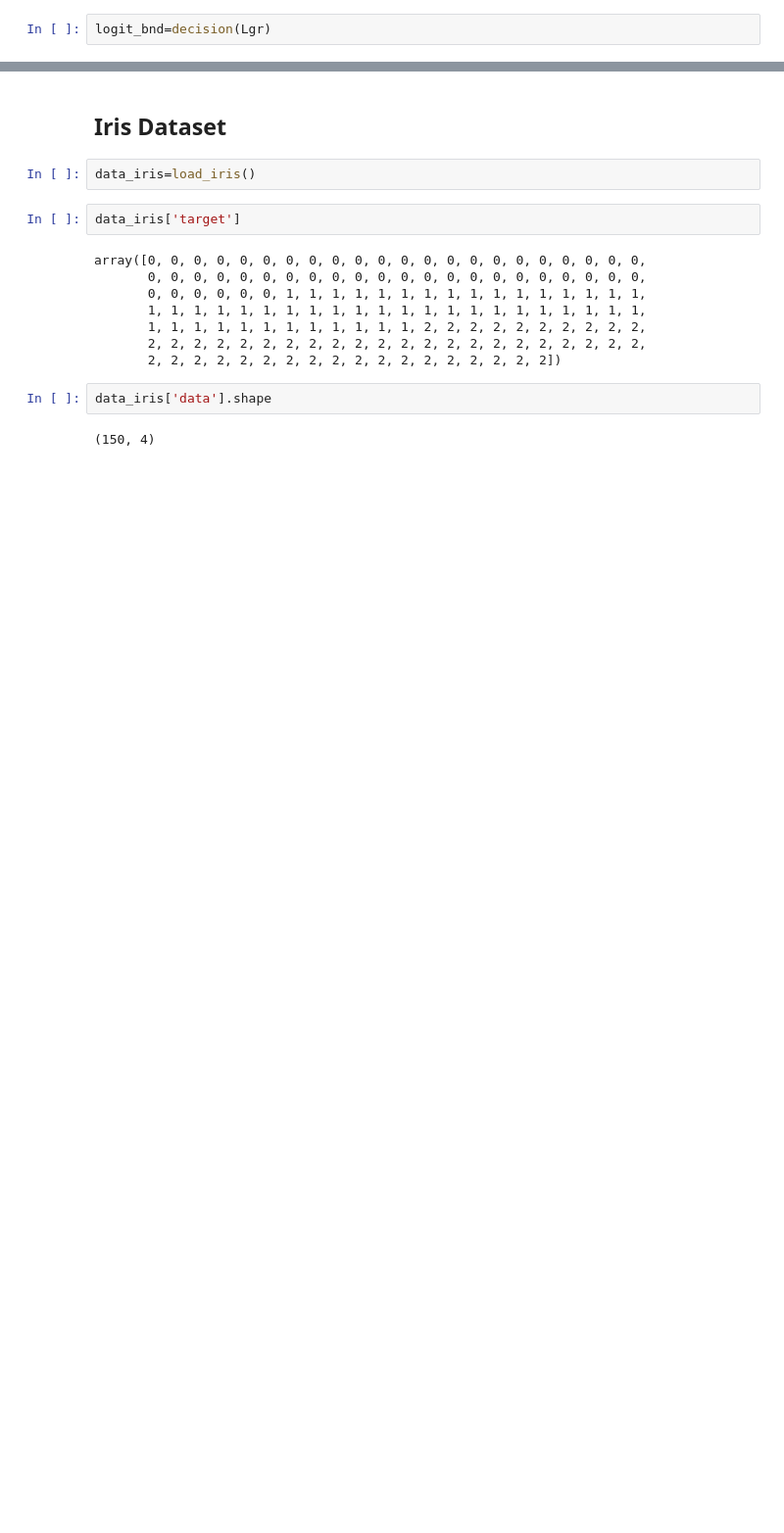
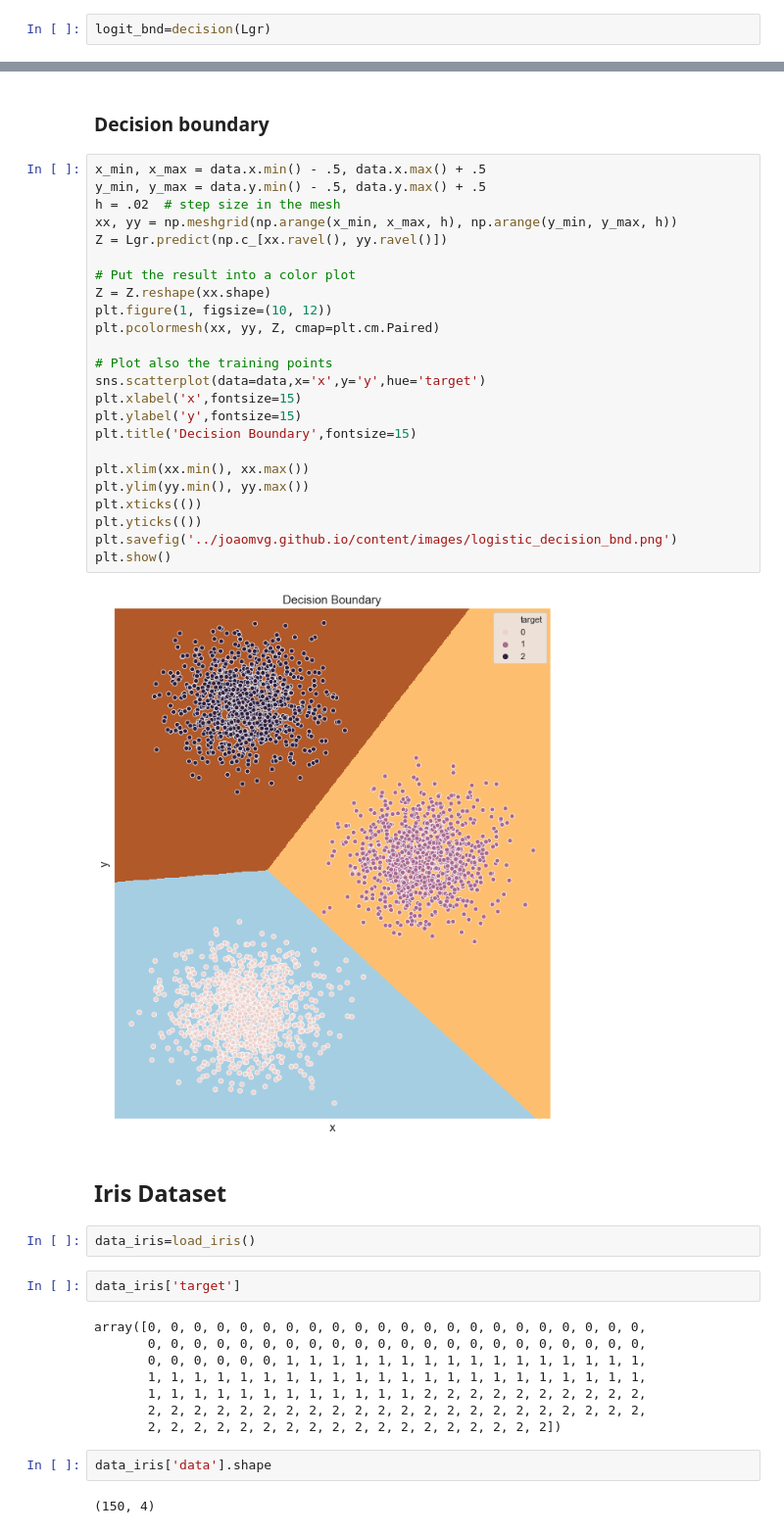
Before and after one commit to joaomvg/machine-learning-algorithms, a Jupyter notebook: Linear_classifiers.ipynb, the cells around one changed output, grey strips where cells are left out. Shown at 98% size. Drawn from its saved outputs; the diff is of its cells as text; blank space fills up the shorter version.

```diff
--- a/Linear_classifiers.ipynb
+++ b/Linear_classifiers.ipynb
@@ -184,3 +185,31 @@ plt.show()
+# %% [markdown]
+### Decision boundary
+# %%
+x_min, x_max = data.x.min() - .5, data.x.max() + .5
+y_min, y_max = data.y.min() - .5, data.y.max() + .5
+h = .02  # step size in the mesh
+xx, yy = np.meshgrid(np.arange(x_min, x_max, h), np.arange(y_min, y_max, h))
+Z = Lgr.predict(np.c_[xx.ravel(), yy.ravel()])
+
+# Put the result into a color plot
+Z = Z.reshape(xx.shape)
+plt.figure(1, figsize=(10, 12))
+plt.pcolormesh(xx, yy, Z, cmap=plt.cm.Paired)
+
+# Plot also the training points
+sns.scatterplot(data=data,x='x',y='y',hue='target')
+plt.xlabel('x',fontsize=15)
+plt.ylabel('y',fontsize=15)
+plt.title('Decision Boundary',fontsize=15)
+
+plt.xlim(xx.min(), xx.max())
+plt.ylim(yy.min(), yy.max())
+plt.xticks(())
+plt.yticks(())
+plt.savefig('../joaomvg.github.io/content/images/logistic_decision_bnd.png')
+plt.show()
+# %% [output]
+[figure, added]
 # %% [markdown]
 ## Iris Dataset
 # %%
```
Also changed, not shown: parts of 15 cells of this notebook, 4 other files.
